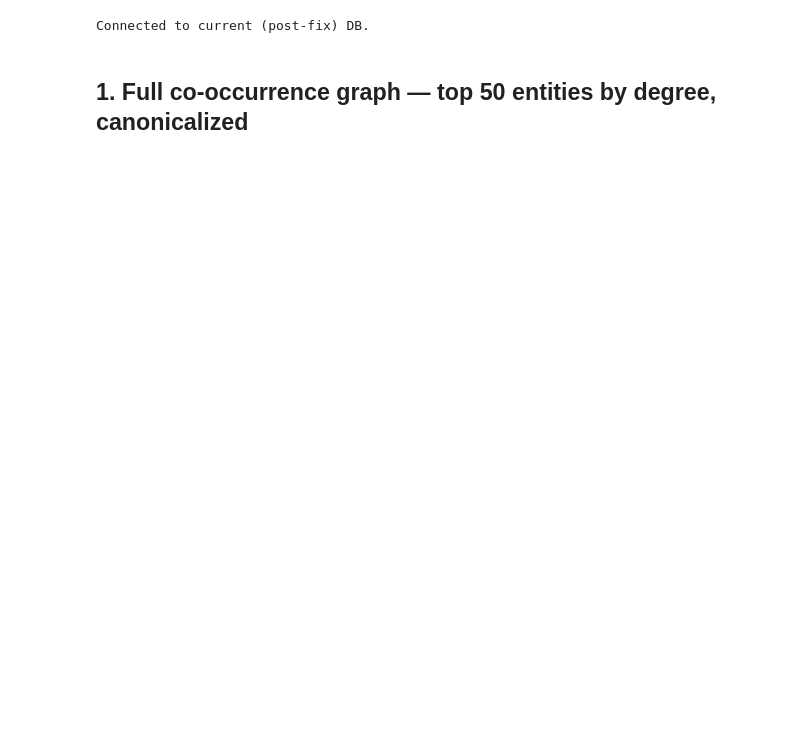
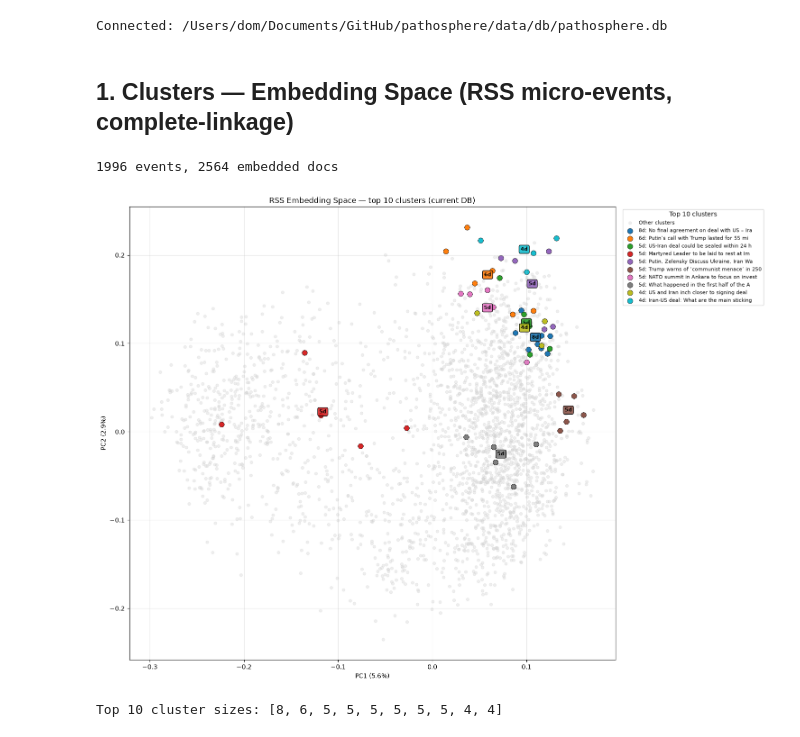
Before and after one commit to dom3095/pathosphere, a Jupyter notebook: notebooks/study_17_post_fix_entity_graph.ipynb, the cells around one changed output. Cells and saved outputs as stored; diff of their text form; code cells hidden in the pictures; blank space fills up the shorter version.

```diff
--- a/notebooks/study_17_post_fix_entity_graph.ipynb
+++ b/notebooks/study_17_post_fix_entity_graph.ipynb
@@ -9,8 +13,10 @@ the same way the bugs were originally found.
 # %%
-import sqlite3, os
+import os, sqlite3, sqlite_vec
+import numpy as np
 import matplotlib.pyplot as plt
 import networkx as nx
 from pathlib import Path
+from sklearn.decomposition import PCA
 from matplotlib.patches import Patch
 
 notebook_dir = Path.cwd()
@@ -20,10 +26,71 @@ while not (notebook_dir / 'data/db/pathosphere.db').exists():
         break
 os.chdir(notebook_dir)
 
-CONN = sqlite3.connect('data/db/pathosphere.db')
+DB = Path('data/db/pathosphere.db').resolve()
+CONN = sqlite3.connect(str(DB))
+CONN.enable_load_extension(True)
+sqlite_vec.load(CONN)
+CONN.enable_load_extension(False)
 CONN.row_factory = sqlite3.Row
-print('Connected to current (post-fix) DB.')
+print(f'Connected: {DB}')
 # %% [output]
-Connected to current (post-fix) DB.
+Connected: /Users/dom/Documents/GitHub/pathosphere/data/db/pathosphere.db
-# %% [markdown]
-## 1. Full co-occurrence graph — top 50 entities by degree, canonicalized
+# %% [markdown]
+## 1. Clusters — Embedding Space (RSS micro-events, complete-linkage)
+# %%
+rss_events = CONN.execute('''
+    SELECT e.id, e.title, COUNT(ed.document_id) as size
+    FROM events e LEFT JOIN event_documents ed ON e.id = ed.event_id
+    WHERE e.origin IN ("rss","comtrade") GROUP BY e.id ORDER BY size DESC
+''').fetchall()
+
+all_docs = CONN.execute('''
+    SELECT DISTINCT ed.document_id, ed.event_id
+    FROM event_documents ed JOIN raw_documents r ON ed.document_id = r.id
+    WHERE r.origin IN ("rss","comtrade")
+''').fetchall()
+doc_to_event = {d['document_id']: d['event_id'] for d in all_docs}
+
+embeddings, valid_doc_ids = [], []
+for doc_id in doc_to_event.keys():
+    vec_row = CONN.execute('SELECT embedding FROM vec_documents WHERE document_id = ?', (doc_id,)).fetchone()
+    if vec_row and vec_row['embedding']:
+        embeddings.append(np.frombuffer(vec_row['embedding'], dtype=np.float32).copy())
+        valid_doc_ids.append(doc_id)
+embeddings = np.array(embeddings)
+print(f'{len(rss_events)} events, {len(embeddings)} embedded docs')
+# %% [output]
+1996 events, 2564 embedded docs
+# %%
+pca = PCA(n_components=2)
+emb_2d = pca.fit_transform(embeddings)
+cluster_labels = np.array([doc_to_event[d] for d in valid_doc_ids])
+top10_ids = [e['id'] for e in rss_events[:10]]
+palette = plt.cm.tab10(np.linspace(0, 1, 10))
+id_to_color = {cid: palette[i] for i, cid in enumerate(top10_ids)}
+
+fig, ax = plt.subplots(figsize=(15, 11))
+is_top10 = np.array([cid in id_to_color for cid in cluster_labels])
+ax.scatter(emb_2d[~is_top10, 0], emb_2d[~is_top10, 1], c='lightgray', s=20, alpha=0.35, label='Other clusters')
+for cid in top10_ids:
+    mask = cluster_labels == cid
+    event = next(e for e in rss_events if e['id'] == cid)
+    ax.scatter(emb_2d[mask, 0], emb_2d[mask, 1], color=id_to_color[cid], s=70,
+               edgecolor='black', linewidth=0.5, label=f"{event['size']}d: {event['title'][:40]}")
+    centroid = emb_2d[mask].mean(axis=0)
+    ax.annotate(f"{event['size']}d", xy=centroid, fontsize=8, ha='center', weight='bold',
+               bbox=dict(boxstyle='round', facecolor=id_to_color[cid], alpha=0.9, edgecolor='black'))
+ax.set_xlabel(f'PC1 ({pca.explained_variance_ratio_[0]:.1%})')
+ax.set_ylabel(f'PC2 ({pca.explained_variance_ratio_[1]:.1%})')
+ax.set_title('RSS Embedding Space — top 10 clusters (current DB)')
+ax.legend(loc='upper left', bbox_to_anchor=(1.01, 1), fontsize=8, title='Top 10 clusters')
+ax.grid(True, alpha=0.3)
+plt.tight_layout()
+plt.savefig('study_17_clusters.png', dpi=150, bbox_inches='tight')
+plt.show()
+
+sizes = [e['size'] for e in rss_events[:10]]
+print('Top 10 cluster sizes:', sizes)
+# %% [output]
+[figure, added]
+Top 10 cluster sizes: [8, 6, 5, 5, 5, 5, 5, 5, 4, 4]
```
Also changed, not shown: parts of 10 cells of this notebook, 5 other files.
